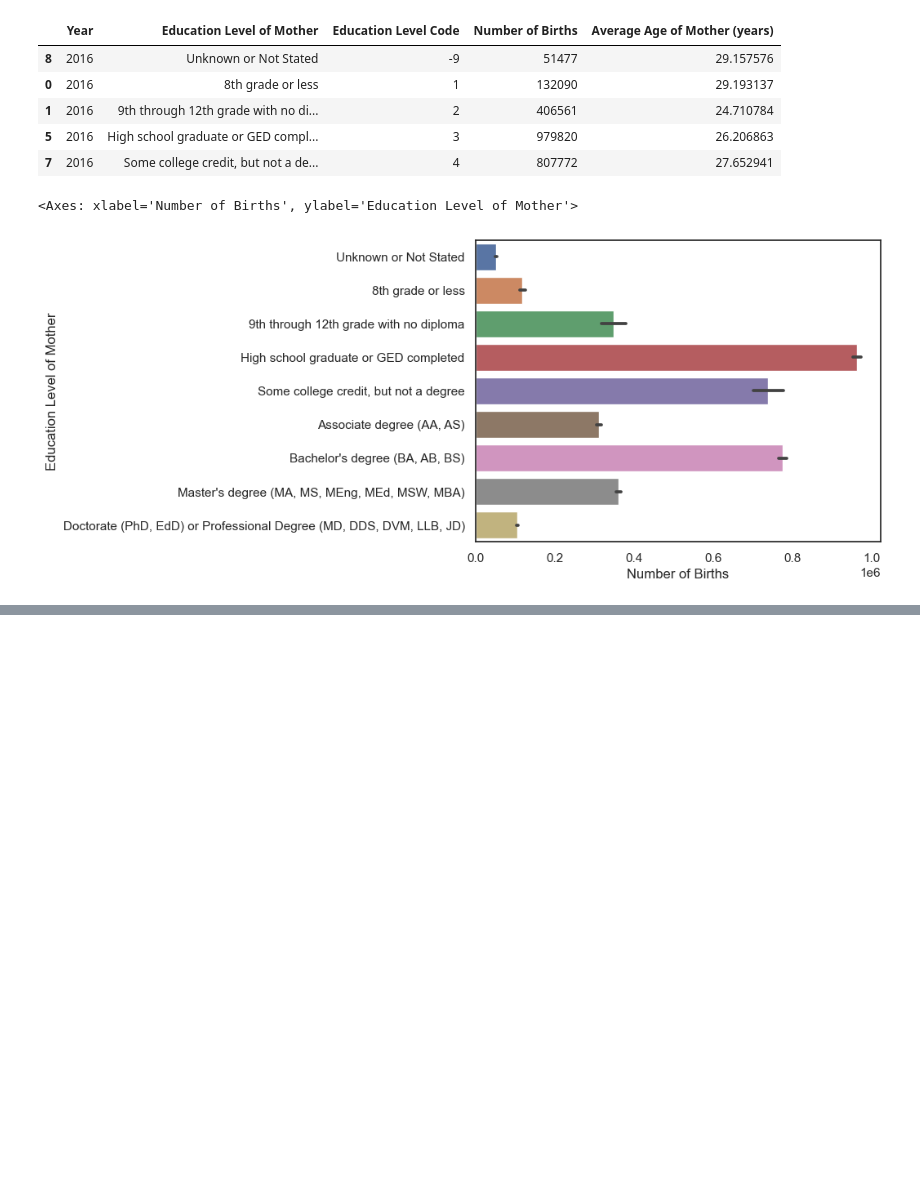
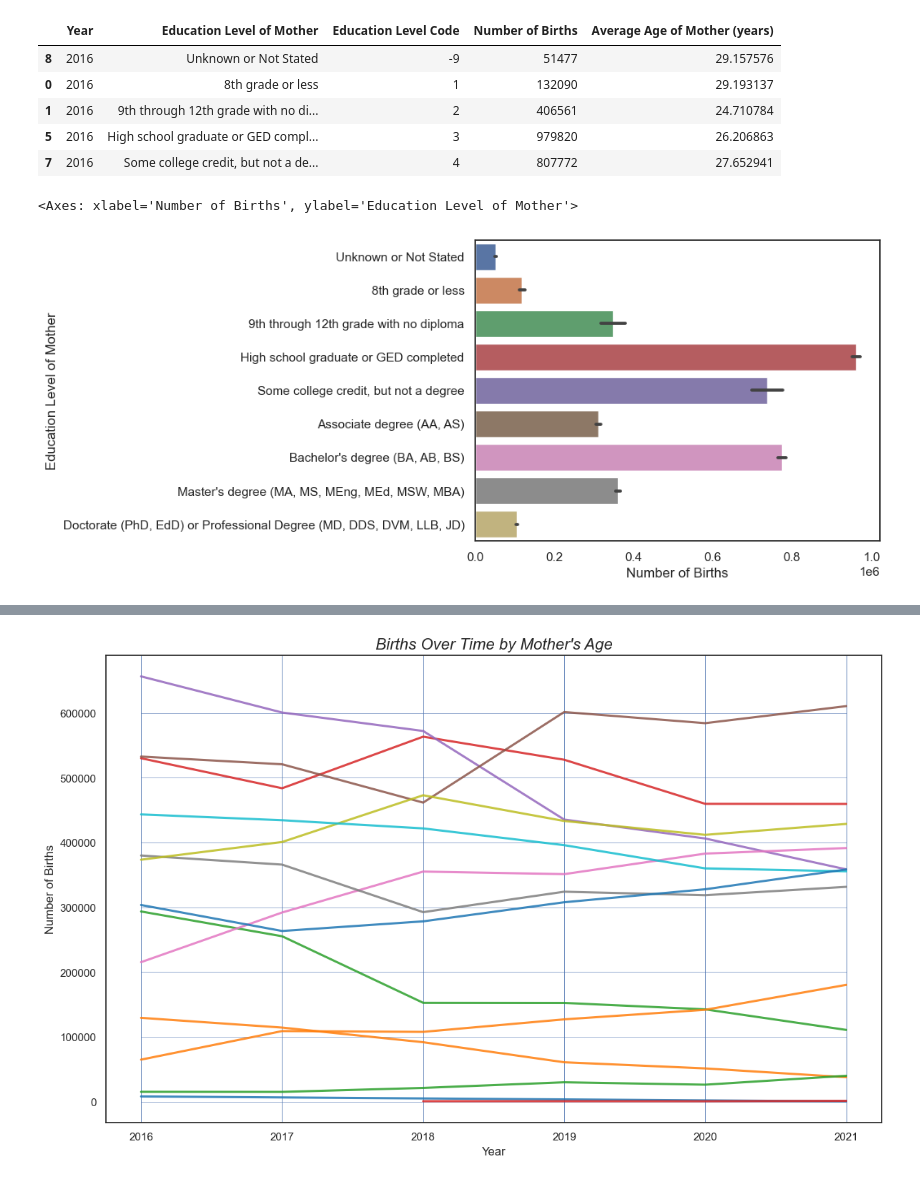
Before and after one commit to b-macd/US-Birth-Rates_analysis, a Jupyter notebook: notebooks/exploration.ipynb, the cells around one changed output, grey strips where cells are left out. Drawn from its saved outputs; the diff is of its cells as text; code cells hidden in the pictures; blank space fills up the shorter version.

```diff
--- a/notebooks/exploration.ipynb
+++ b/notebooks/exploration.ipynb
@@ -276,0 +275,20 @@ sns.barplot(data=z4_cleaned, y="Education Level of Mother", x="Number of Births"
+# %%
+weight = birth_rates_df.drop(columns=["Gender", 'State', 'State Abbreviation', 'Education Level of Mother', 'Education Level Code']).reset_index()
+w_cleaned = weight.groupby(['Year', 'Average Age of Mother (years)']).agg({"Number of Births":'sum', 'Average Birth Weight (g)': 'mean'}).reset_index()
+w_cleaned= w_cleaned.sort_values('Average Birth Weight (g)', ascending=True)
+z= []
+for grams in w_cleaned['Average Birth Weight (g)']:
+    z.append(grams / 453.6)
+z
+w_cleaned['Average Birth Weight (lbs)'] = z
+w_cleaned['Average Age of Mother (years)'] = w_cleaned['Average Age of Mother (years)'].round()
+w_cleaned['Average Birth Weight (lbs)'] = w_cleaned['Average Birth Weight (lbs)'].round(2)
+w_cleaned = w_cleaned.groupby(['Year',
+                               'Average Age of Mother (years)']
+                               ).agg({"Number of Births":'sum',
+                                'Average Birth Weight (g)': 'mean',
+                                'Average Birth Weight (lbs)': 'mean'}).reset_index()
+w_cleaned['Average Age of Mother (years)'] = w_cleaned['Average Age of Mother (years)'].astype(int)
+w_cleaned = w_cleaned.sort_values(by=['Year', 'Average Age of Mother (years)'], ascending=False).drop(columns=['Average Birth Weight (g)', 'Average Birth Weight (lbs)'])
+w_cleaned_sorted = w_cleaned.sort_values(['Year', 'Number of Births'], ascending=False).head(14)
+w_cleaned_sorted
@@ -276,0 +311,43 @@ sns.barplot(data=z4_cleaned, y="Education Level of Mother", x="Number of Births"
+# %%
+VLINES = np.arange(2016, 2022, 1)
+# Initialize layout ----------------------------------------------
+fig, ax = plt.subplots(figsize = (14, 8.5))
+ax.set_title("Births Over Time by Mother's Age", style= 'italic', fontsize=16)
+# Background color
+#fig.patch.set_facecolor(GREY98)
+#ax.set_facecolor(GREY98)
+
+# Vertical lines used as scale reference
+for h in VLINES:
+    ax.axvline(h, lw=0.6, zorder=0)
+
+# Horizontal lines
+ax.hlines(y=np.arange(0, 700000, 100000), xmin=2016, xmax=2021, lw=0.4)
+
+# Darker horizontal line at y=0
+#ax.hlines(xmin=2016, xmax=2021, lw=0.8)
+
+# Vertical like at x = 2008
+#ax.axvline(2008, color=GREY40, ls="dotted")
+
+# Annotations indicating the meaning of the vertical line
+#ax.text(2008.15, -3.35, "2008", fontname="Montserrat",
+        #fontsize=14, fontweight=500, color=GREY40, ha="left")
+
+# Add lines ------------------------------------------------------
+# Create one data frame for the highlighted countries, and other
+# for non-highlighted countries.
+#df_highlight = df_mac_indexed_2008[df_mac_indexed_2008["group"] != "other"]
+#df_others = df_mac_indexed_2008[df_mac_indexed_2008["group"] == "other"]
+
+#for group in w_cleaned["Year"].unique():
+   #data = df_others[df_others["iso_a3"] == group]
+sns.lineplot(data=w_cleaned, y="Number of Births", x="Year", hue='Average Age of Mother (years)',palette='tab10', lw=2.2, alpha=.85)
+'''
+for idx, group in enumerate(df_highlight["iso_a3"].unique()):
+    data = df_highlight[df_highlight["iso_a3"] == group]
+    color = COLOR_SCALE[idx]
+    ax.plot("year", "price_rel", color=color, lw=1.8, data=data)'''
+ax.legend().set_visible(False)
+# %% [output]
+[figure, added]
```
Also changed, not shown: parts of 13 cells of this notebook, 13 other files.
